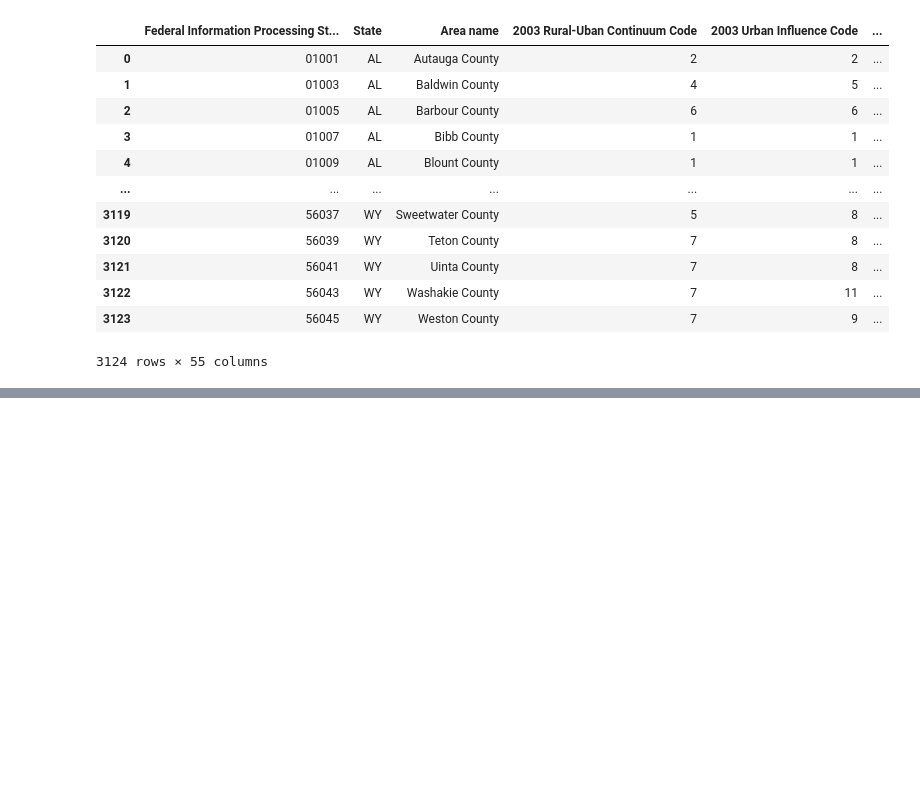
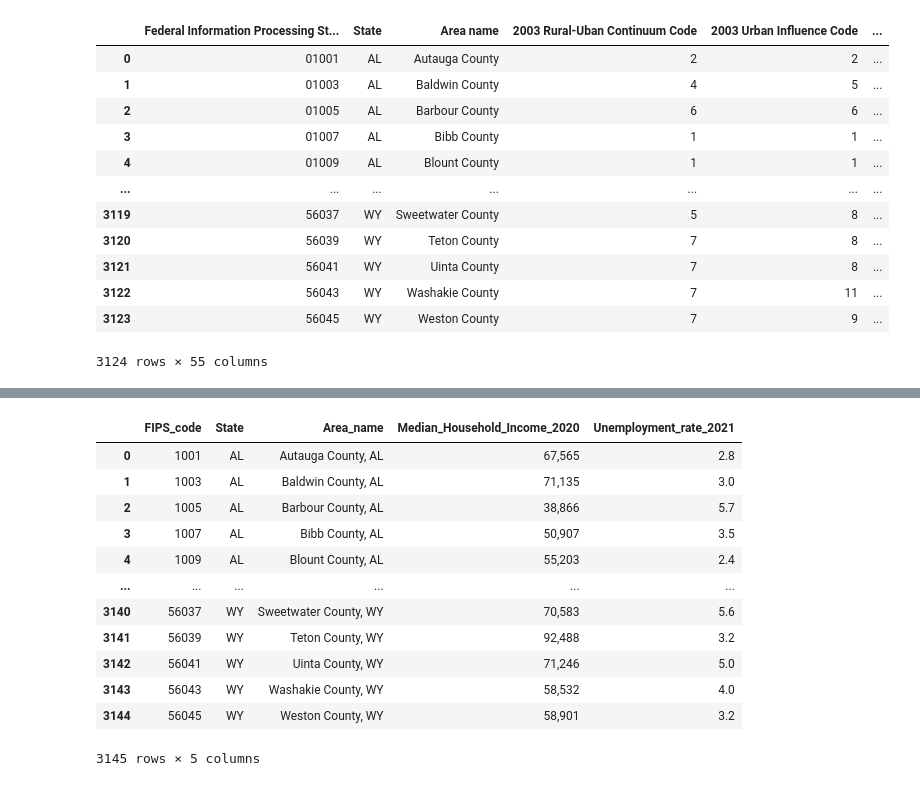
Before and after one commit to pajain23/CS216FinalProject, a Jupyter notebook: CS216FinalProject.ipynb, the cells around one changed output, grey strips where cells are left out. Drawn from its saved outputs; the diff is of its cells as text; code cells hidden in the pictures; blank space fills up the shorter version.

```diff
--- a/CS216FinalProject.ipynb
+++ b/CS216FinalProject.ipynb
@@ -104,0 +111,20 @@ vaccine
+# %%
+income = income[['FIPS_code','State','Area_name','Median_Household_Income_2020','Unemployment_rate_2021']]
+income = income[income['Area_name'].str.contains(",") == True]
+income = income[income['State'] != "PR"]
+income = income.reset_index(drop =True)
+income
+# %% [output]
+|  | FIPS_code | State | Area_name | Median_Household_Income_2020 | Unemployment_rate_2021 |
+| 0 | 1001 | AL | Autauga County, AL | 67,565 | 2.8 |
+| 1 | 1003 | AL | Baldwin County, AL | 71,135 | 3.0 |
+| 2 | 1005 | AL | Barbour County, AL | 38,866 | 5.7 |
+| 3 | 1007 | AL | Bibb County, AL | 50,907 | 3.5 |
+| 4 | 1009 | AL | Blount County, AL | 55,203 | 2.4 |
+| ... | ... | ... | ... | ... | ... |
+| 3140 | 56037 | WY | Sweetwater County, WY | 70,583 | 5.6 |
+| 3141 | 56039 | WY | Teton County, WY | 92,488 | 3.2 |
+| 3142 | 56041 | WY | Uinta County, WY | 71,246 | 5.0 |
+| 3143 | 56043 | WY | Washakie County, WY | 58,532 | 4.0 |
+| 3144 | 56045 | WY | Weston County, WY | 58,901 | 3.2 |
+3145 rows × 5 columns
```
Also changed, not shown: parts of 5 cells of this notebook, 1 other file.
